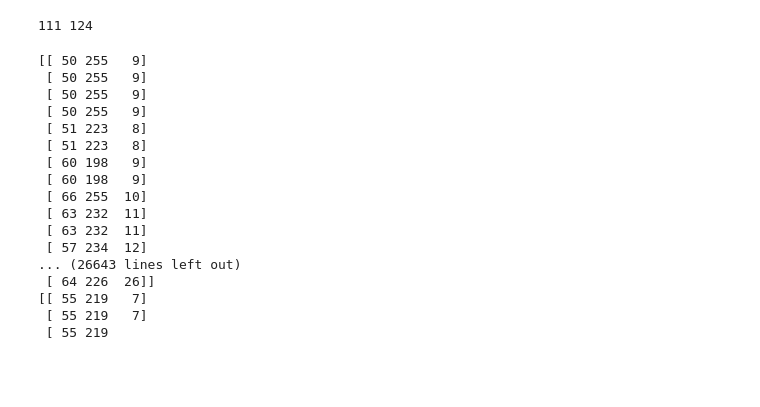
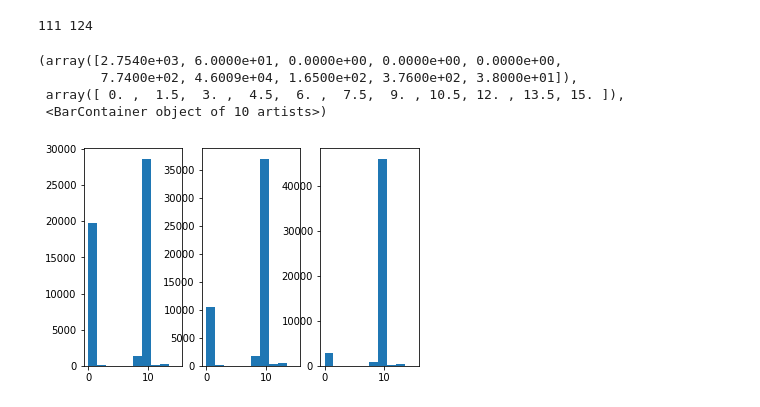
Before and after one commit to fxz200/detection, a Jupyter notebook: flower.ipynb, the cells around one changed output. Saved outputs shown, nothing was run; the diff lists cells and outputs as text; code cells hidden in the pictures; blank space fills up the shorter version.

```diff
--- a/flower.ipynb
+++ b/flower.ipynb
@@ -174,35 +198,49 @@ cv2.imwrite('result3.png', result3)
 cv2.waitKey()
 cv2.destroyAllWindows()
-# %%
-#直方圖
-##施工中##
-img1 = cv2.imread("result1.png")
-img2 = cv2.imread("result2.png")
-img3 = cv2.imread("result3.png")
-
-img1=cv2.cvtColor(img1,cv2.COLOR_BGR2HSV)
-img2=cv2.cvtColor(img2,cv2.COLOR_BGR2HSV)
-img3=cv2.cvtColor(img3,cv2.COLOR_BGR2HSV)
-#HSV_differentiate(HSV)
-for i in img1:
-    print(i)
-
-##施工中##
-# %% [output]
-[[ 50 255   9]
- [ 50 255   9]
- [ 50 255   9]
- [ 50 255   9]
- [ 51 223   8]
- [ 51 223   8]
- [ 60 198   9]
- [ 60 198   9]
- [ 66 255  10]
- [ 63 232  11]
- [ 63 232  11]
- [ 57 234  12]
-... (26643 lines left out)
- [ 64 226  26]]
-[[ 55 219   7]
- [ 55 219   7]
- [ 55 219
+# %%
+#直方圖
+##施工中##
+import matplotlib.pyplot as plt
+img1 = cv2.imread("cut1.jpeg")
+img2 = cv2.imread("cut2.jpeg")
+img3 = cv2.imread("cut3.jpeg")
+#cv2.imshow('result3.png',img2)
+##no change
+img1_=cv2.cvtColor(img1,cv2.COLOR_BGR2HSV)
+img2_=cv2.cvtColor(img2,cv2.COLOR_BGR2HSV)
+img3_=cv2.cvtColor(img3,cv2.COLOR_BGR2HSV)
+#cv2.imshow('result3.png',img2)
+cv2.waitKey()
+cv2.destroyAllWindows()
+HSV_differentiate(HSV)
+color_list_1=[]
+for i in img1:
+    for k in i:
+        color_list_1.append(HSV_differentiate(k))
+
+color_list_1
+plt.subplot(131)
+plt.hist(color_list_1)
+color_list_2=[]
+for i in img2:
+    for k in i:
+        color_list_2.append(HSV_differentiate(k))
+
+color_list_2
+plt.subplot(132)
+plt.hist(color_list_2)
+color_list_3=[]
+for i in img3:
+    for k in i:
+        color_list_3.append(HSV_differentiate(k))
+
+color_list_3
+plt.subplot(133)
+plt.hist(color_list_3)
+##施工中##
+# %% [output]
+(array([2.7540e+03, 6.0000e+01, 0.0000e+00, 0.0000e+00, 0.0000e+00,
+        7.7400e+02, 4.6009e+04, 1.6500e+02, 3.7600e+02, 3.8000e+01]),
+ array([ 0. ,  1.5,  3. ,  4.5,  6. ,  7.5,  9. , 10.5, 12. , 13.5, 15. ]),
+ <BarContainer object of 10 artists>)
+[figure, added]
```
Also changed, not shown: parts of 2 cells of this notebook, 3 other files.
